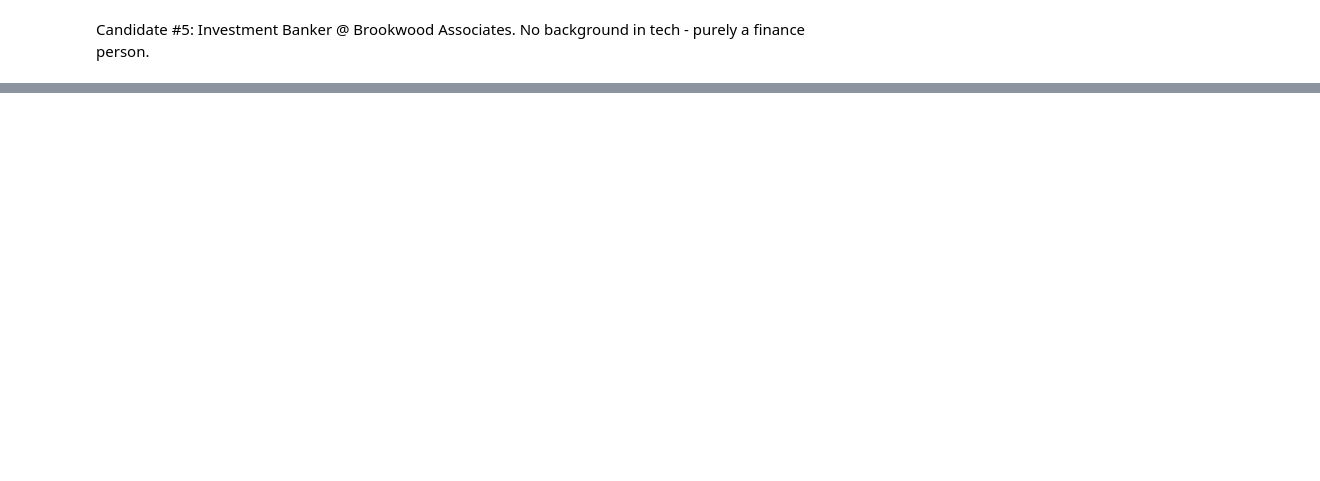
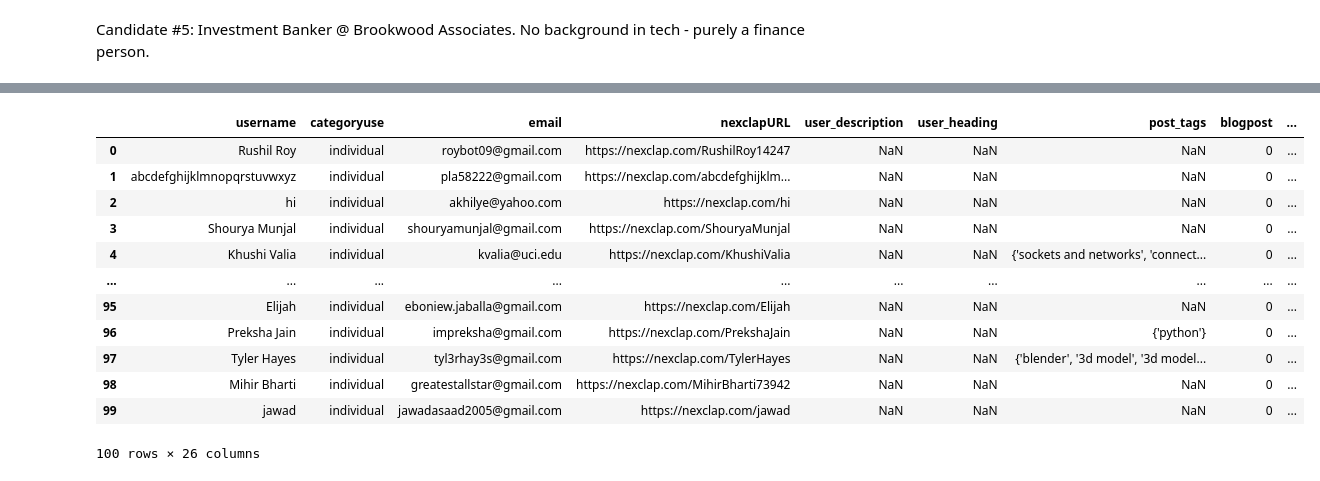
Before and after one commit to Siliconvalley4uYouthProjects/SpringBoard-Swatcloud, a Jupyter notebook: Recommendation_Model.ipynb, the cells around one changed output, grey strips where cells are left out. Saved outputs shown, nothing was run; the diff lists cells and outputs as text; code cells hidden in the pictures; blank space fills up the shorter version.

```diff
--- a/Recommendation_Model.ipynb
+++ b/Recommendation_Model.ipynb
@@ -308,0 +325,3 @@ None
+# %%
+swatcloud = pd.read_csv('/content/drive/MyDrive/Swatcloud/Data/swatcloud profiles.csv')
+swatcloud.head()
@@ -308,0 +406,49 @@ None
+# %%
+swatcloud['#1 Recommendation - Job Title'] = pd.Series()
+swatcloud['#1 Recommendation - Company'] = pd.Series()
+swatcloud['#1 Recommendation - Job Description'] = pd.Series()
+swatcloud['#1 Recommendation - Match Strength'] = pd.Series()
+swatcloud['#2 Recommendation - Job Title'] = pd.Series()
+swatcloud['#2 Recommendation - Company'] = pd.Series()
+swatcloud['#2 Recommendation - Job Description'] = pd.Series()
+swatcloud['#2 Recommendation - Match Strength'] = pd.Series()
+swatcloud['#3 Recommendation - Job Title'] = pd.Series()
+swatcloud['#3 Recommendation - Company'] = pd.Series()
+swatcloud['#3 Recommendation - Job Description'] = pd.Series()
+swatcloud['#3 Recommendation - Match Strength'] = pd.Series()
+# %%
+for i in range(len(swatcloud)):
+  try:
+    if np.isnan(swatcloud['post_tags'][i]):
+      pass
+  except:
+    rec = top_x_recommendations(3,df,swatcloud['post_tags'][i])
+    swatcloud['#1 Recommendation - Job Title'][i] = rec['Job Title'][0]
+    swatcloud['#1 Recommendation - Company'][i] = rec['Company'][0]
+    swatcloud['#1 Recommendation - Job Description'][i] = df['Job Description'][rec['index'][0]]
+    swatcloud['#1 Recommendation - Match Strength'][i] = rec['Match'][0]
+    swatcloud['#2 Recommendation - Job Title'][i] = rec['Job Title'][1]
+    swatcloud['#2 Recommendation - Company'][i] = rec['Company'][1]
+    swatcloud['#2 Recommendation - Job Description'][i] = df['Job Description'][rec['index'][1]]
+    swatcloud['#2 Recommendation - Match Strength'][i] = rec['Match'][1]
+    swatcloud['#3 Recommendation - Job Title'][i] = rec['Job Title'][2]
+    swatcloud['#3 Recommendation - Company'][i] = rec['Company'][2]
+    swatcloud['#3 Recommendation - Job Description'][i] = df['Job Description'][rec['index'][2]]
+    swatcloud['#3 Recommendation - Match Strength'][i] = rec['Match'][2]
+# %%
+swatcloud
+swatcloud.to_csv('swatcloud_recommendations.csv',index=False)
+# %% [output]
+|  | username | categoryuse | email | nexclapURL | user_description | user_heading | post_tags | blogpost | ... |
+| 0 | Rushil Roy | individual | roybot09@gmail.com | https://nexclap.com/RushilRoy14247 | NaN | NaN | NaN | 0 | ... |
+| 1 | abcdefghijklmnopqrstuvwxyz | individual | pla58222@gmail.com | https://nexclap.com/abcdefghijklm... | NaN | NaN | NaN | 0 | ... |
+| 2 | hi | individual | akhilye@yahoo.com | https://nexclap.com/hi | NaN | NaN | NaN | 0 | ... |
+| 3 | Shourya Munjal | individual | shouryamunjal@gmail.com | https://nexclap.com/ShouryaMunjal | NaN | NaN | NaN | 0 | ... |
+| 4 | Khushi Valia | individual | kvalia@uci.edu | https://nexclap.com/KhushiValia | NaN | NaN | {'sockets and networks', 'connect... | 0 | ... |
+| ... | ... | ... | ... | ... | ... | ... | ... | ... | ... |
+| 95 | Elijah | individual | eboniew.jaballa@gmail.com | https://nexclap.com/Elijah | NaN | NaN | NaN | 0 | ... |
+| 96 | Preksha Jain | individual | impreksha@gmail.com | https://nexclap.com/PrekshaJain | NaN | NaN | {'python'} | 0 | ... |
+| 97 | Tyler Hayes | individual | tyl3rhay3s@gmail.com | https://nexclap.com/TylerHayes | NaN | NaN | {'blender', '3d model', '3d model... | 0 | ... |
+| 98 | Mihir Bharti | individual | greatestallstar@gmail.com | https://nexclap.com/MihirBharti73942 | NaN | NaN | NaN | 0 | ... |
+| 99 | jawad | individual | jawadasaad2005@gmail.com | https://nexclap.com/jawad | NaN | NaN | NaN | 0 | ... |
+100 rows × 26 columns
```
Also changed, not shown: parts of 7 cells of this notebook.
